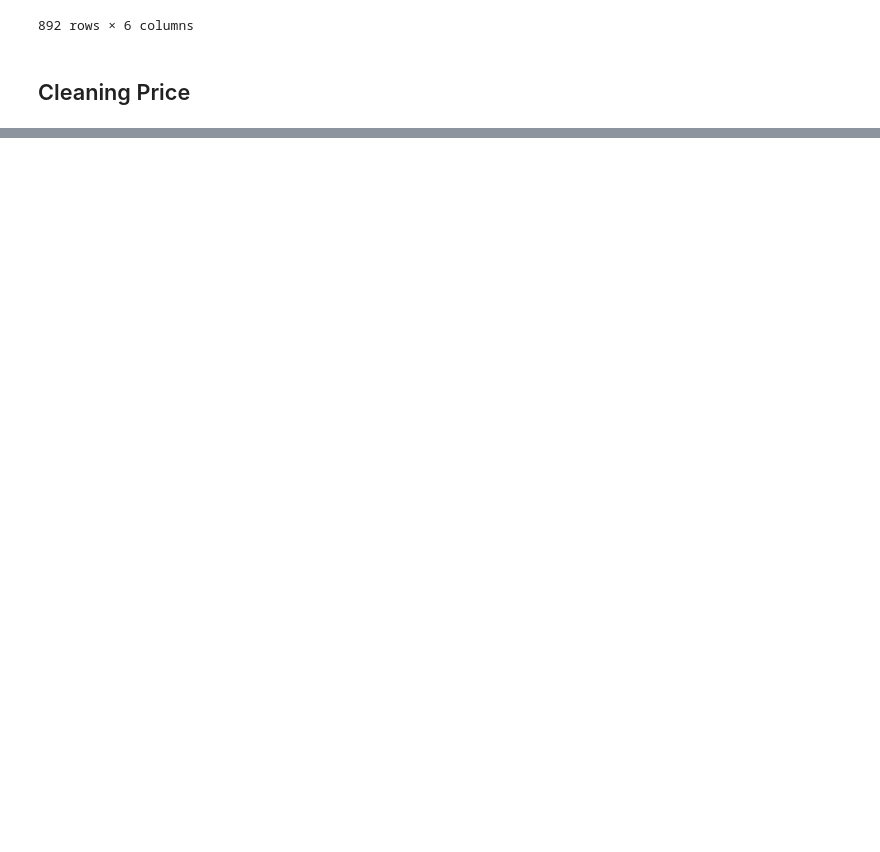
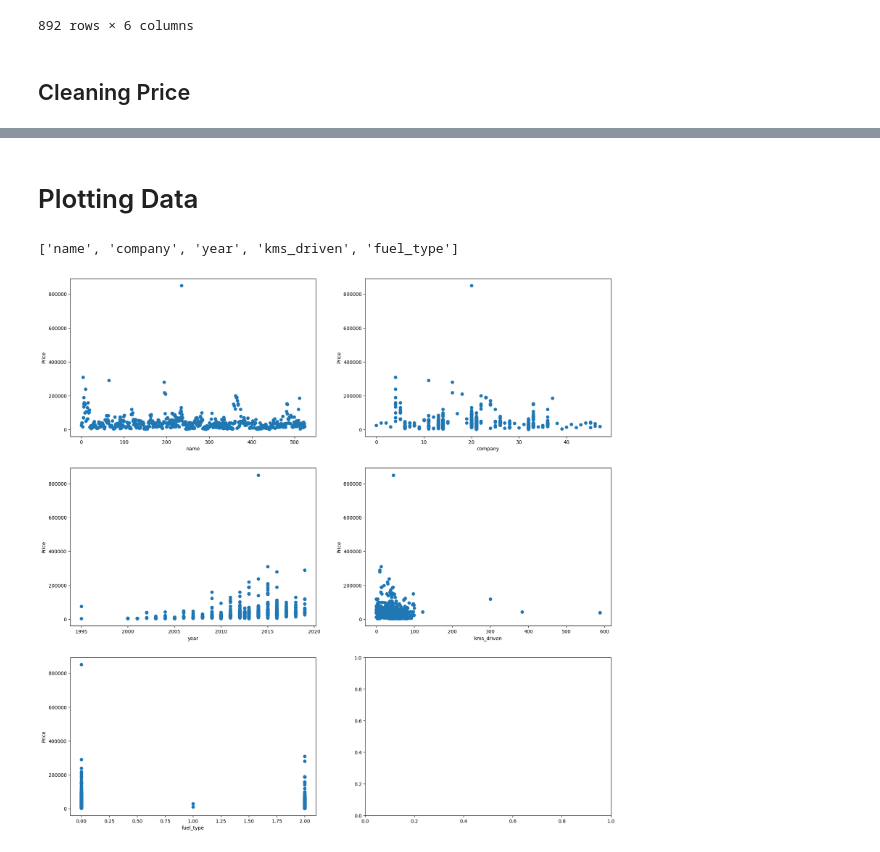
Before and after one commit to kiyamehr/Machine-Learning-Journey, a Jupyter notebook: Andrew Ag's ML Specialization/My Labs and Codes/Project/Kaggle Challenges/UsedCarPrice.ipynb, the cells around one changed output, grey strips where cells are left out. Drawn from its saved outputs; the diff is of its cells as text; code cells hidden in the pictures; blank space fills up the shorter version.

```diff
--- a/Andrew Ag's ML Specialization/My Labs and Codes/Project/Kaggle Challenges/UsedCarPrice.ipynb
+++ b/Andrew Ag's ML Specialization/My Labs and Codes/Project/Kaggle Challenges/UsedCarPrice.ipynb
@@ -135,0 +133,5 @@ data
+# %%
+kms_median = data['kms_driven'].median()
+
+data['kms_driven'] = data['kms_driven'].fillna(kms_median)
+data
@@ -135,0 +154,4 @@ data
+# %%
+data["fuel_type"] = data["fuel_type"].fillna("Petrol")
+data['fuel_type'] = data['fuel_type'].astype('category').cat.codes
+data
@@ -135,0 +174,5 @@ data
+# %%
+x = data.drop("Price", axis="columns").to_numpy()
+y = data['Price'].to_numpy()
+
+print(x, '\n', y)
@@ -135,0 +197,2 @@ data
+# %% [markdown]
+# Plotting Data
@@ -135,0 +201,16 @@ data
+# %%
+features = list(data.columns.values)
+features.remove("Price")
+
+print(features)
+
+fig, plot = plt.subplots(3, 2, figsize=(20, 20))
+plot = plot.ravel()
+
+for i in range(5):
+    plot[i].scatter(x[:, i], y)
+    plot[i].set_xlabel(features[i])
+    plot[i].set_ylabel("Price")
+# %% [output]
+['name', 'company', 'year', 'kms_driven', 'fuel_type']
+[figure, added]
```
Also changed, not shown: parts of 11 cells of this notebook.
